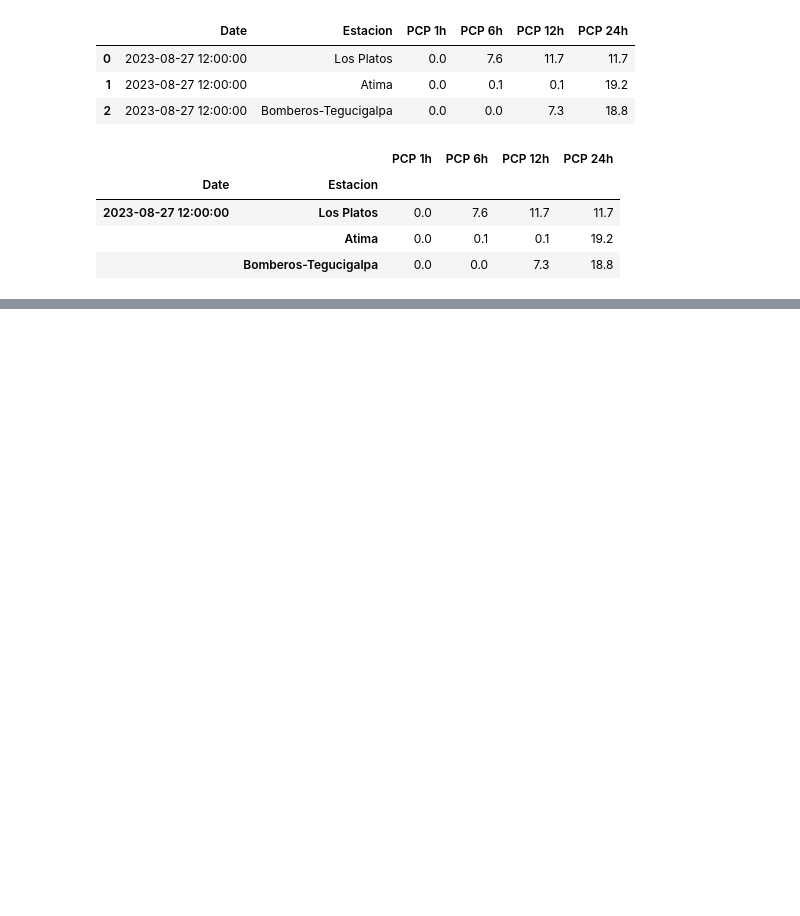
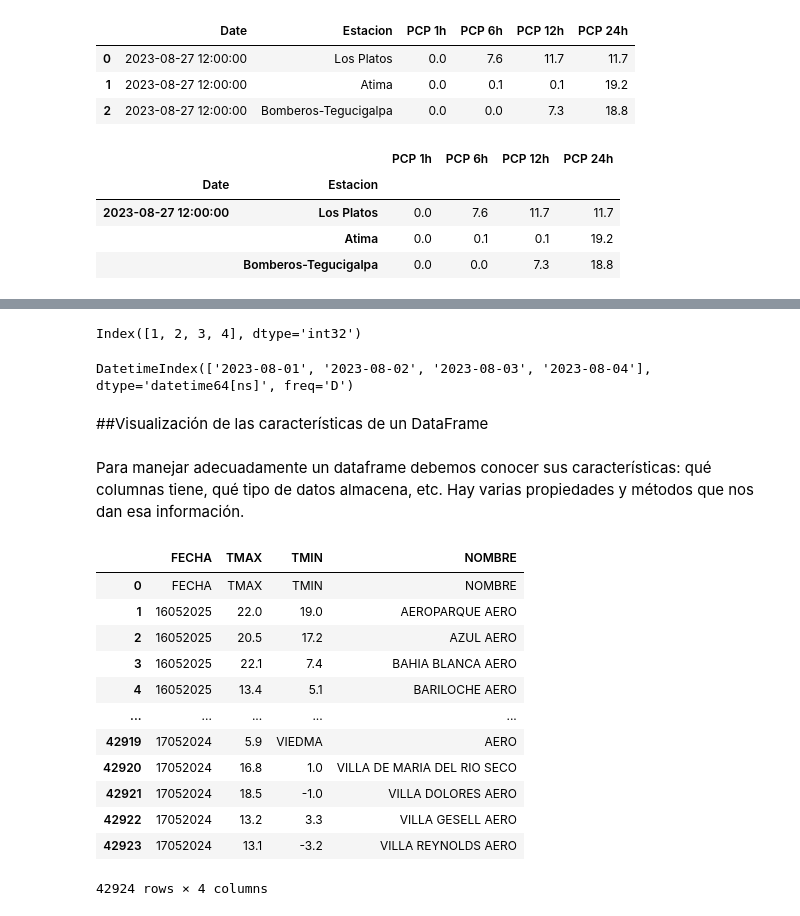
Before and after one commit to alfxer69/TemasPythonEjercicios, a Jupyter notebook: pandas/pandas_indices.ipynb, the cells around one changed output, grey strips where cells are left out. Saved outputs shown, nothing was run; the diff lists cells and outputs as text; code cells hidden in the pictures; blank space fills up the shorter version.

Commit message:
modificando archivo pandas

```diff
--- a/pandas/pandas_indices.ipynb
+++ b/pandas/pandas_indices.ipynb
@@ -172,0 +230,62 @@ df5
+# %%
+df.index.day
+# %% [output]
+Index([1, 2, 3, 4], dtype='int32')
+# %%
+df.index
+# %% [output]
+DatetimeIndex(['2023-08-01', '2023-08-02', '2023-08-03', '2023-08-04'], dtype='datetime64[ns]', freq='D')
+# %% [markdown]
+##Visualización de las características de un DataFrame
+# %% [markdown]
+ Para manejar adecuadamente un dataframe debemos conocer sus características: qué columnas tiene, qué tipo de datos
+ almacena, etc. Hay varias propiedades y métodos que nos dan esa información.
+# %%
+# Leer el archivo como texto
+with open("/content/registro_temperatura365d_smn.txt", "r",encoding="iso-8859-1") as file:  # Cambia el nombre si es necesario
+    lines = file.readlines()
+
+# Procesar cada línea
+data = []
+for line in lines:
+    line = line.strip()  # Eliminar espacios y saltos de línea
+
+    # Saltar líneas vacías o con guiones (---)
+    if not line or "---" in line:
+        continue
+
+    # Dividir la línea en componentes (FECHA, TMAX, TMIN, NOMBRE)
+    parts = line.split()
+
+    # Extraer FECHA (primeros 8 dígitos)
+    fecha = parts[0]
+
+    # Extraer TMAX (puede ser numérico o 'NA')
+    tmax = parts[1] if len(parts) > 1 else None
+
+    # Extraer TMIN (puede ser numérico o negativo)
+    tmin = parts[2] if len(parts) > 2 else None
+
+    # El resto es el NOMBRE (puede tener espacios)
+    nombre = " ".join(parts[3:]) if len(parts) > 3 else None
+
+    # Guardar en la lista de datos
+    data.append([fecha, tmax, tmin, nombre])
+# %%
+#covertir a DataFrame
+df=pd.DataFrame(data,columns=['FECHA','TMAX','TMIN','NOMBRE'])
+df
+# %% [output]
+|  | FECHA | TMAX | TMIN | NOMBRE |
+| 0 | FECHA | TMAX | TMIN | NOMBRE |
+| 1 | 16052025 | 22.0 | 19.0 | AEROPARQUE AERO |
+| 2 | 16052025 | 20.5 | 17.2 | AZUL AERO |
+| 3 | 16052025 | 22.1 | 7.4 | BAHIA BLANCA AERO |
+| 4 | 16052025 | 13.4 | 5.1 | BARILOCHE AERO |
+| ... | ... | ... | ... | ... |
+| 42919 | 17052024 | 5.9 | VIEDMA | AERO |
+| 42920 | 17052024 | 16.8 | 1.0 | VILLA DE MARIA DEL RIO SECO |
+| 42921 | 17052024 | 18.5 | -1.0 | VILLA DOLORES AERO |
+| 42922 | 17052024 | 13.2 | 3.3 | VILLA GESELL AERO |
+| 42923 | 17052024 | 13.1 | -3.2 | VILLA REYNOLDS AERO |
+42924 rows × 4 columns
```
Also changed, not shown: parts of 37 cells of this notebook, 4 other files.
